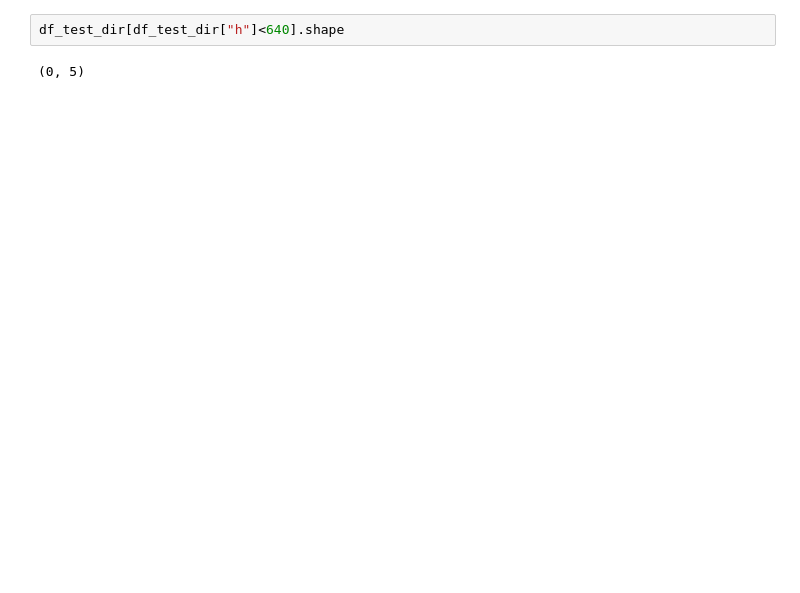
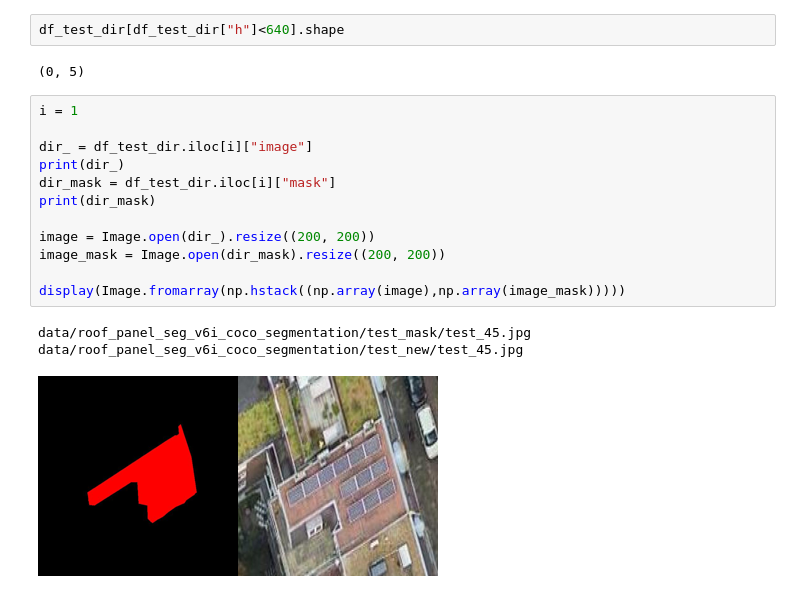
Before and after one commit to yasaman-y/solar_panel_detection_and_segmentation, a Jupyter notebook: 3_Data_Preparation_create_annotation_for_each_images.ipynb, the cells around one changed output. Drawn from its saved outputs; the diff is of its cells as text; blank space fills up the shorter version.

```diff
--- a/3_Data_Preparation_create_annotation_for_each_images.ipynb
+++ b/3_Data_Preparation_create_annotation_for_each_images.ipynb
@@ -519,3 +534,19 @@ no_mask 92
 df_test_dir[df_test_dir["h"]<640].shape
 # %% [output]
 (0, 5)
+# %%
+i = 1
+
+dir_ = df_test_dir.iloc[i]["image"]
+print(dir_)
+dir_mask = df_test_dir.iloc[i]["mask"]
+print(dir_mask)
+
+image = Image.open(dir_).resize((200, 200))
+image_mask = Image.open(dir_mask).resize((200, 200))
+
+display(Image.fromarray(np.hstack((np.array(image),np.array(image_mask)))))
+# %% [output]
+data/roof_panel_seg_v6i_coco_segmentation/test_mask/test_45.jpg
+data/roof_panel_seg_v6i_coco_segmentation/test_new/test_45.jpg
+[figure, added]
```
Also changed, not shown: parts of 31 cells of this notebook.
